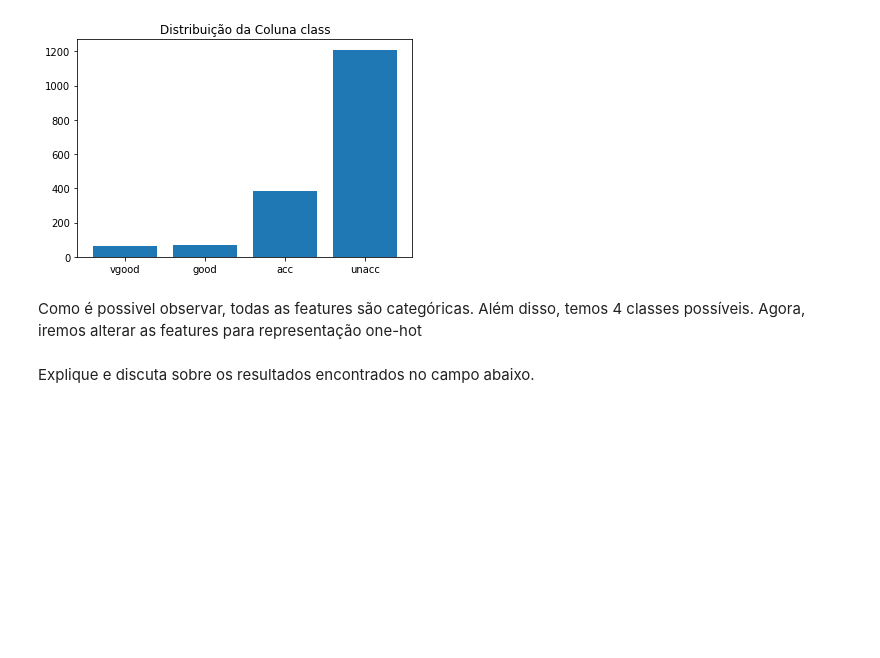
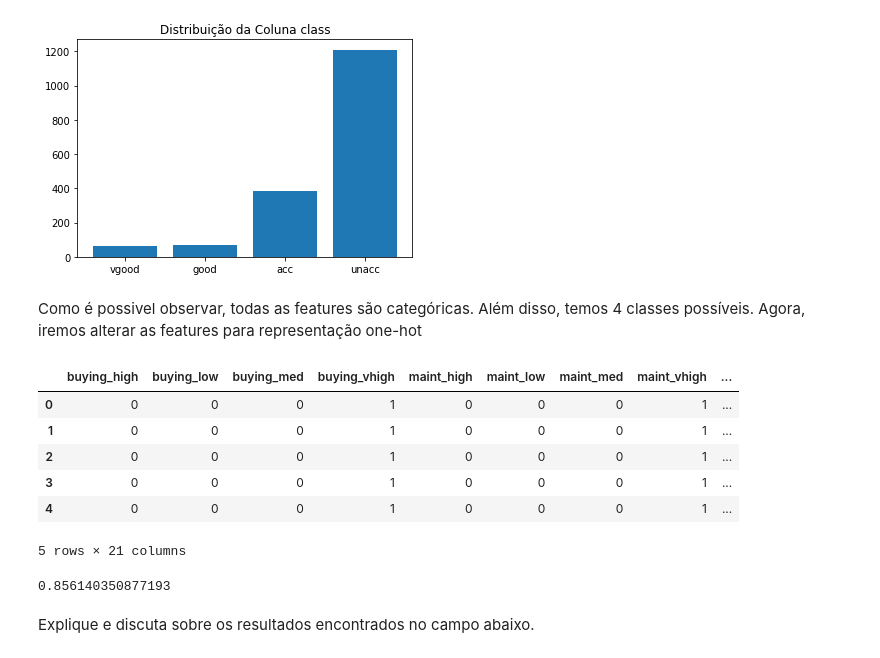
Before and after one commit to brenomatos/icd, a Jupyter notebook: Lista07/Lista07.ipynb, the cells around one changed output. Drawn from its saved outputs; the diff is of its cells as text; code cells hidden in the pictures; blank space fills up the shorter version.

```diff
--- a/Lista07/Lista07.ipynb
+++ b/Lista07/Lista07.ipynb
@@ -92,8 +92,33 @@ Agora, iremos alterar as features para representação one-hot
 # %%
 FEATURES = ["buying","maint","doors","persons","lug_boot","safety"]
 TARGET = ["class"]
 
-df = pd.get_dummies(df, columns=FEATURES+TARGET)
+tgt = df[TARGET]
+df = df.drop(["class","ID"],axis=1)
+df = pd.get_dummies(df, columns=FEATURES)
+tgt = pd.get_dummies(tgt)
+df.head()
+# %% [output]
+|  | buying_high | buying_low | buying_med | buying_vhigh | maint_high | maint_low | maint_med | maint_vhigh | ... |
+| 0 | 0 | 0 | 0 | 1 | 0 | 0 | 0 | 1 | ... |
+| 1 | 0 | 0 | 0 | 1 | 0 | 0 | 0 | 1 | ... |
+| 2 | 0 | 0 | 0 | 1 | 0 | 0 | 0 | 1 | ... |
+| 3 | 0 | 0 | 0 | 1 | 0 | 0 | 0 | 1 | ... |
+| 4 | 0 | 0 | 0 | 1 | 0 | 0 | 0 | 1 | ... |
+5 rows × 21 columns
+# %%
+from sklearn.metrics import accuracy_score
+X_train, X_test, y_train, y_test = train_test_split(df, tgt, test_size=0.33, random_state=42)
+model = KNeighborsClassifier(n_neighbors=7)
+model.fit(X_train, y_train) # treina no conjunto de treino
+
+y = model.predict(X_test) # previsões no conjunto de validação
+# Resultado com melhor acurácia!
+accuracy = accuracy_score(y, y_test)
+print(accuracy)
+# y_pv = model.predict(X_) # previsões no conjunto de validação
+# %% [output]
+0.856140350877193
 # %% [markdown]
 Explique e discuta sobre os resultados encontrados no campo abaixo.
 # %% [markdown]
```
